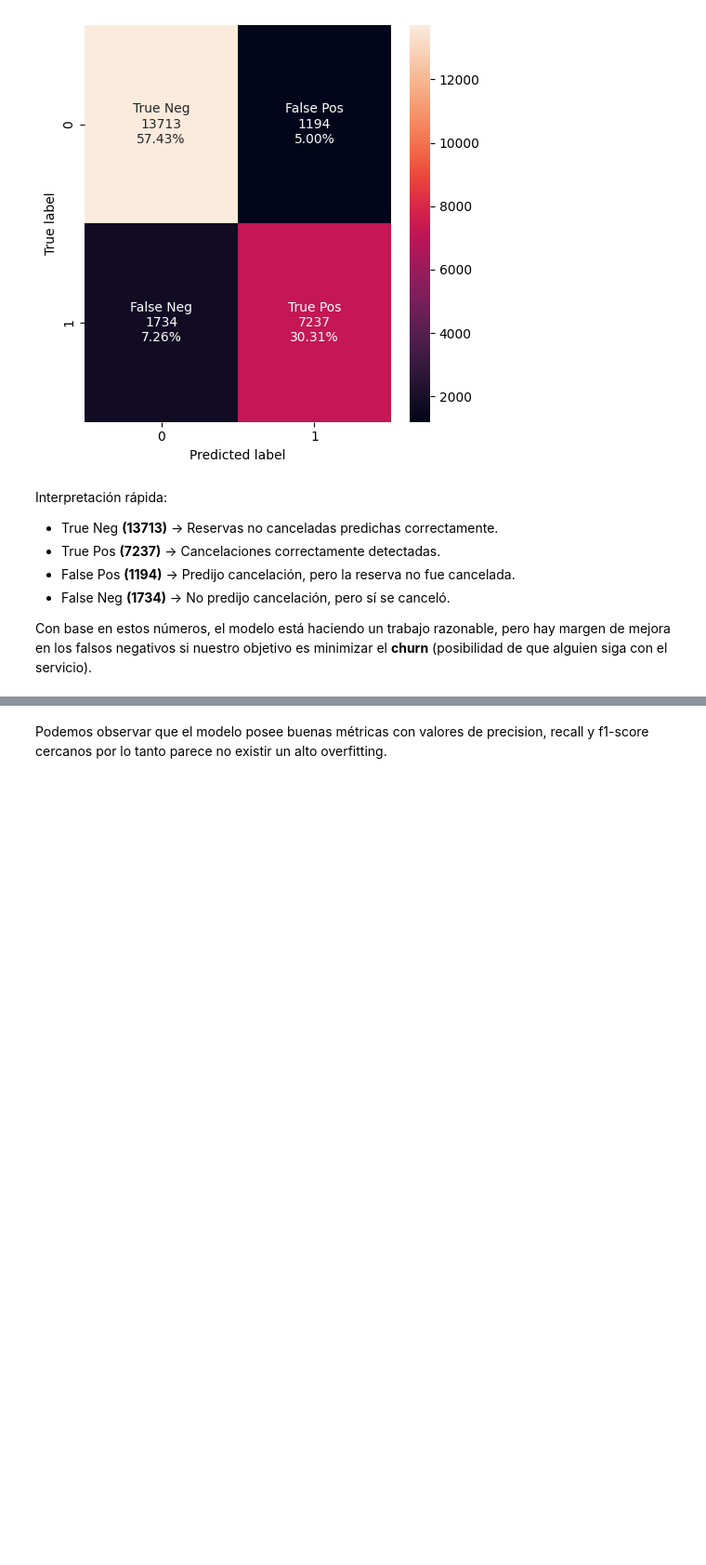
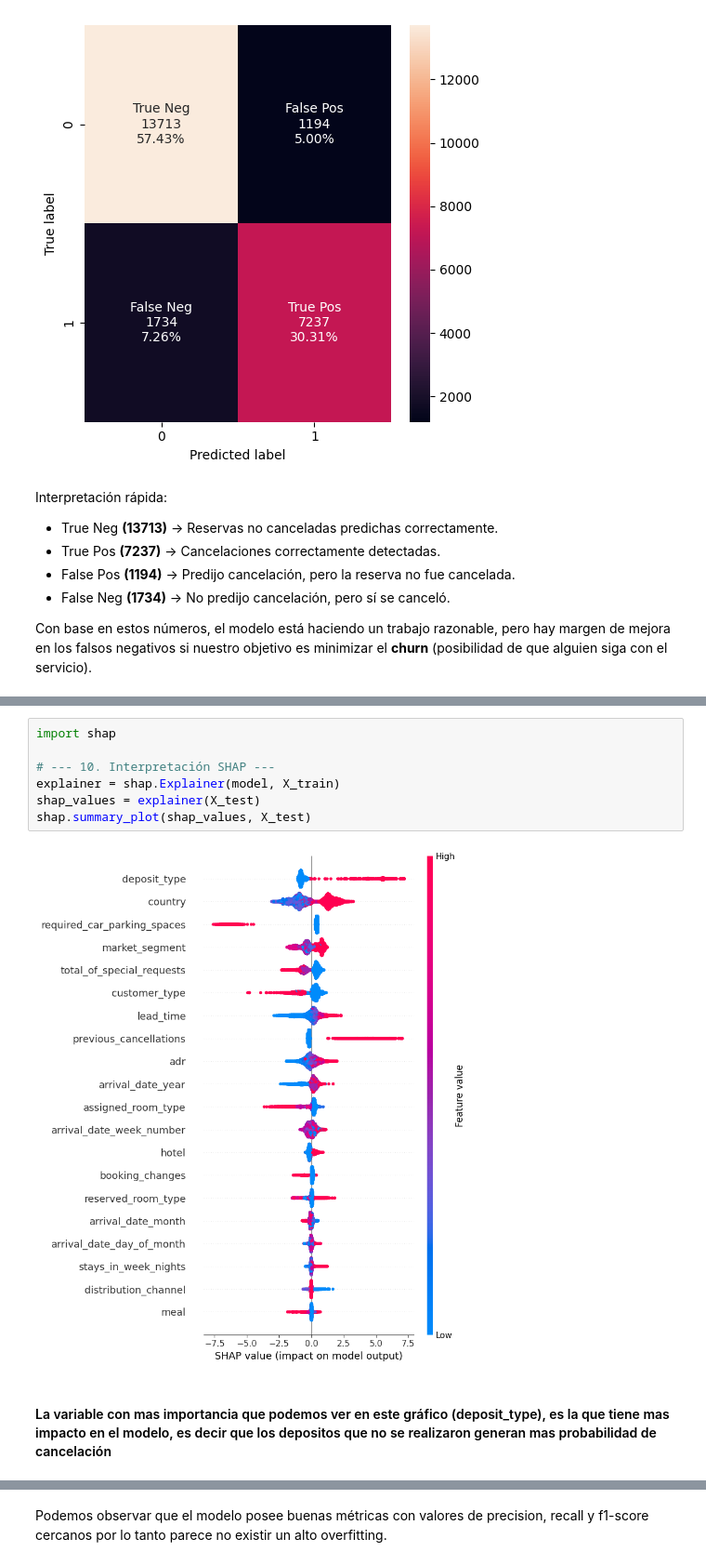
Before and after one commit to 4GeeksAcademy/LucasDellaMaestra-AlejandroNovellino-ReneRamirez-ProyectoFinal, a Jupyter notebook: notebooks/1.0-explore.ipynb, the cells around one changed output, grey strips where cells are left out. Shown at 93% size. Drawn from its saved outputs; the diff is of its cells as text; blank space fills up the shorter version.

```diff
--- a/notebooks/1.0-explore.ipynb
+++ b/notebooks/1.0-explore.ipynb
@@ -344,3 +440,14 @@ Con base en estos números, el modelo está haciendo un trabajo razonable, pero
+# %%
+import shap
+
+# --- 10. Interpretación SHAP ---
+explainer = shap.Explainer(model, X_train)
+shap_values = explainer(X_test)
+shap.summary_plot(shap_values, X_test)
+# %% [output]
+[figure, added]
+# %% [markdown]
+#### La variable con mas importancia que podemos ver en este gráfico (deposit_type), es la que tiene mas impacto en el modelo, es decir que los depositos que no se realizaron generan mas probabilidad de cancelación
 # %%
 # Métricas de clasificación
 print("\nClassification Report:")
```
Also changed, not shown: parts of 9 cells of this notebook, 1 other file.
